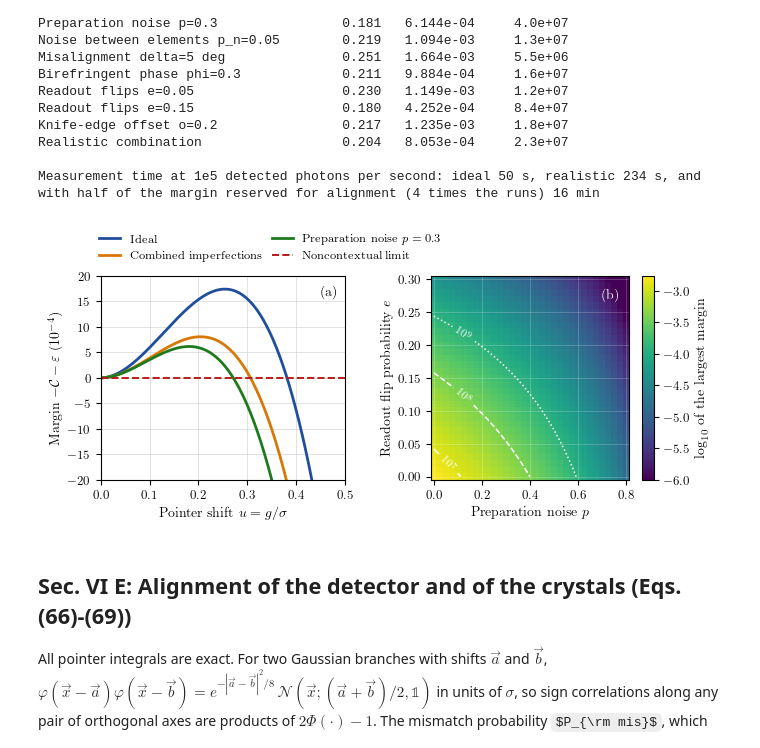
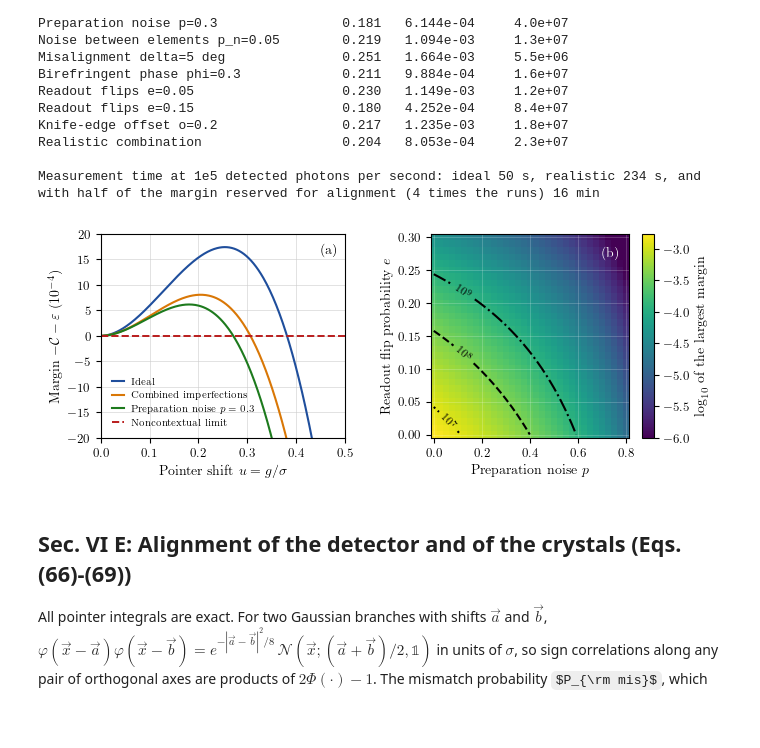
Before and after one commit to sudipchakrabarty27042000/Basis-independent-Kirkwood-Dirac-nonclassicality-certification-and-a-robust-contextuality-test, a Jupyter notebook: Basis_independent_KD_nonclassicality_reproduction_final.ipynb, the cells around one changed output. Saved outputs shown, nothing was run; the diff lists cells and outputs as text; code cells hidden in the pictures; some formulas as TeX source; blank space fills up the shorter version.

```diff
--- a/Basis_independent_KD_nonclassicality_reproduction_final.ipynb
+++ b/Basis_independent_KD_nonclassicality_reproduction_final.ipynb
@@ -696,30 +696,31 @@ Measurement time at 1e5 detected photons per second: ideal 50 s, realistic 234 s
 # %%
 # ---------- Fig. 5: margins ----------
 fig = plt.figure(figsize=(6.6, 3.0))
 a = fig.add_axes([0.08, 0.17, 0.37, 0.68]); b = fig.add_axes([0.58, 0.17, 0.30, 0.68]); cb = fig.add_axes([0.9, 0.17, 0.018, 0.68])
 uu = np.linspace(0.005, 0.5, 300)
 for kw, c, l in ((dict(), BLUE, 'Ideal'), (real, ORANGE, 'Combined imperfections'), (dict(p0=0.3), GREEN, r'Preparation noise $p=0.3$')):
-    a.plot(uu, np.array([-sum(C(x, **kw)) for x in uu]) * 1e4, color=c, lw=2, label=l)
+    a.plot(uu, np.array([-sum(C(x, **kw)) for x in uu]) * 1e4, color=c, lw=1.5, label=l)
 a.axhline(0, color=RED, lw=1.4, ls='--', label='Noncontextual limit')
 a.set_xlabel(r'Pointer shift $u=g/\sigma$'); a.set_ylabel(r'Margin $-\mathcal{C}-\varepsilon$ ($10^{-4}$)')
 a.set_xlim(0, 0.5); a.set_ylim(-20, 20); a.grid(True, lw=0.4, color='0.8')
-a.legend(loc='lower left', bbox_to_anchor=(-0.05, 1.02), ncol=2, frameon=False, handlelength=1.8, columnspacing=0.8, fontsize=8.5)
+#a.legend(loc='lower left', bbox_to_anchor=(-0.05, 1.02), ncol=2, frameon=False, handlelength=1.8, columnspacing=0.8, fontsize=8.5)
+a.legend(loc='lower left', bbox_to_anchor=(0.01, 0.01), ncol=1, frameon=False, handlelength=1.2, columnspacing=0.8, fontsize=7)
 a.text(0.45, 16, '(a)')
 ps = np.linspace(0, 0.8, 33); es = np.linspace(0, 0.3, 31); Mg = np.zeros((len(es), len(ps)))
 for i, e in enumerate(es):
     for j, p in enumerate(ps):
         r = minimize_scalar(lambda x: sum(C(x, p0=p, e=e)), bounds=(0.003, 1.0), method='bounded')
         c_, ep = C(r.x, p0=p, e=e); Mg[i, j] = -(c_ + ep)
 im = b.pcolormesh(ps, es, np.log10(np.clip(Mg, 1e-7, None)), cmap='viridis', shading='auto', vmin=-6, vmax=np.log10(Mg.max()))
 Nr = 2 * np.log(2 / 1e-3) / np.clip(Mg, 1e-12, None)**2
-cs = b.contour(ps, es, np.log10(Nr), levels=[7, 8, 9], colors=['w', 'w', 'w'], linewidths=1.1, linestyles=['-', '--', ':'])
+cs = b.contour(ps, es, np.log10(Nr), levels=[7, 8, 9], colors=['black', 'black', 'black'], linewidths=1.5, linestyles=[':', '--', '-.'])
 b.clabel(cs, fmt={7: r'$10^7$', 8: r'$10^8$', 9: r'$10^9$'}, fontsize=8)
 b.grid(True, color='w', lw=0.4, alpha=0.35); b.set_xlabel(r'Preparation noise $p$'); b.set_ylabel(r'Readout flip probability $e$')
 b.text(0.7, 0.27, '(b)', color='w')
 cbar = fig.colorbar(im, cax=cb); cbar.set_label(r'$\log_{10}$ of the largest margin')
 save(fig, 'fig5'); plt.show()
 # %% [output]
-[figure, old version]
+[figure, new version]
 # %% [markdown]
 ## Sec. VI E: Alignment of the detector and of the crystals (Eqs. (66)-(69))
 
```
